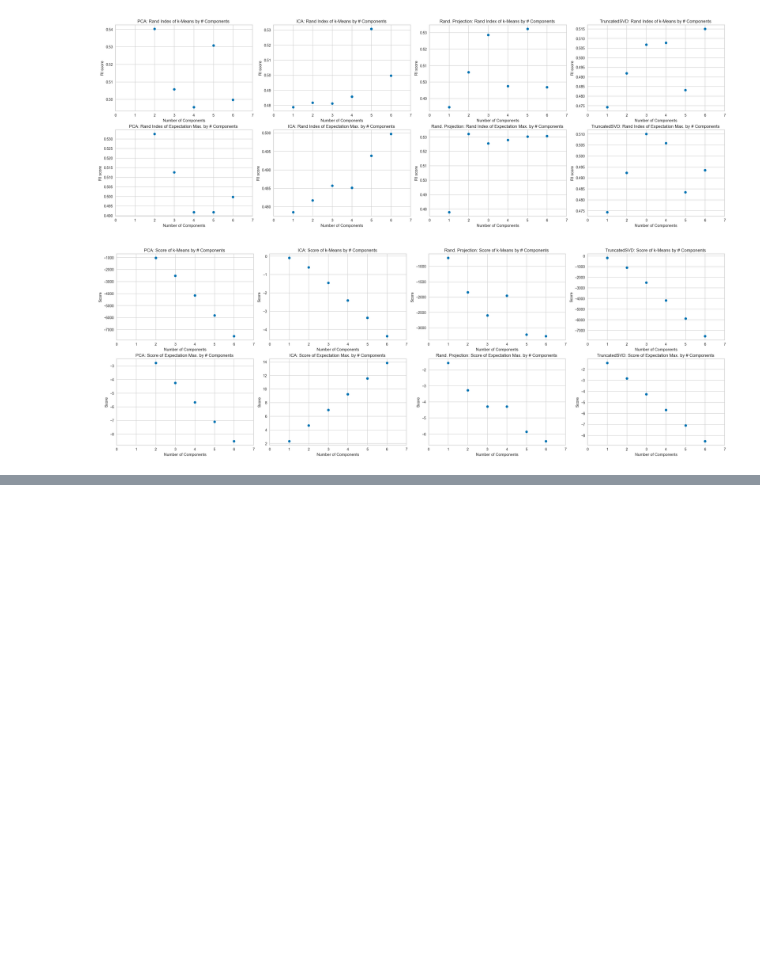
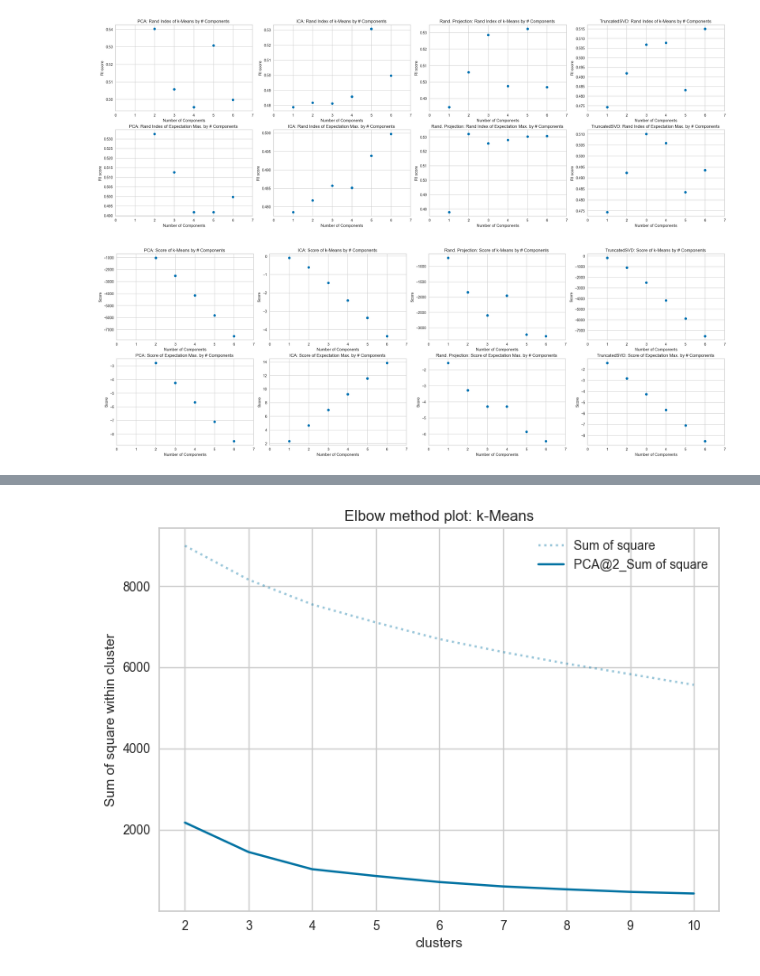
Before and after one commit to fonylew/machine-learning, a Jupyter notebook: unsupervised_learning/car_clustering.ipynb, the cells around one changed output, grey strips where cells are left out. Saved outputs shown, nothing was run; the diff lists cells and outputs as text; code cells hidden in the pictures; blank space fills up the shorter version.

```diff
--- a/unsupervised_learning/car_clustering.ipynb
+++ b/unsupervised_learning/car_clustering.ipynb
@@ -653,3 +653,96 @@ Wall time: 4.37 s
 [figure]
 [figure]
 [figure]
+# %%
+wcss, homo_list, avg_log_list, comp_list, sil_list, ari_list, var_list = [],[],[],[],[], [], []
+wcss1, homo_list1, avg_log_list1, comp_list1, sil_list1, ari_list1, var_list1, component_list = [],[],[],[],[],[], [], []
+component_list = range(2,11)
+
+for i in component_list:
+    clf = KMeans(n_clusters= i, init='k-means++')
+    clf.fit(x)
+    wcss.append(clf.inertia_)
+    y_test_pred = clf.predict(x)
+    # Per sample average log likelihood
+    avg_log = clf.score(x)
+    avg_log_list.append(avg_log)
+
+    # Homogenity score on the test data
+    homo = metrics.homogeneity_score(y, y_test_pred)
+    homo_list.append(homo)
+
+    # Completeness score
+    comp = metrics.completeness_score(y, y_test_pred)
+    comp_list.append(comp)
+
+    # Silhoutette score
+    sil = metrics.silhouette_score(x, y_test_pred, metric='euclidean')
+    sil_list.append(sil)
+
+    # Adjusted Random Index score
+    ari = metrics.adjusted_rand_score(y, y_test_pred)
+    ari_list.append(ari)
+
+    # Variance explained by the cluster
+    var = clf.score(x)
+    var_list.append(var)
+    # -------------------------------------
+    clf.fit(X_transformed['PCA'][2])
+    wcss1.append(clf.inertia_)
+    y_test_pred = clf.predict(X_transformed['PCA'][2])
+    # Per sample average log likelihood
+    avg_log = clf.score(X_transformed['PCA'][2])
+    avg_log_list1.append(avg_log)
+
+    # Homogenity score on the test data
+    homo = metrics.homogeneity_score(y, y_test_pred)
+    homo_list1.append(homo)
+
+    # Completeness score
+    comp = metrics.completeness_score(y, y_test_pred)
+    comp_list1.append(comp)
+
+    # Silhoutette score
+    sil = metrics.silhouette_score(X_transformed['PCA'][2], y_test_pred, metric='euclidean')
+    sil_list1.append(sil)
+
+    # Adjusted Random IndeX_transformed['PCA'][2] score
+    ari = metrics.adjusted_rand_score(y, y_test_pred)
+    ari_list1.append(ari)
+
+    # Variance eX_transformed['PCA'][2]plained by the cluster
+    var = clf.score(X_transformed['PCA'][2])
+    var_list1.append(var)
+
+# Generating plots
+fig1, ax1 = plt.subplots()
+ax1.plot(component_list, wcss, 'b:', alpha=0.4)
+ax1.plot(component_list, wcss1, 'b-')
+plt.legend(['Sum of square', 'PCA@2_Sum of square'])
+plt.title('Elbow method plot: k-Means')
+plt.ylabel('Sum of square within cluster')
+plt.xlabel('clusters')
+
+fig4,ax4 = plt.subplots()
+ax4.plot(component_list, homo_list, 'b:', alpha=0.4)
+ax4.plot(component_list, comp_list, 'g:', alpha=0.4)
+ax4.plot(component_list, sil_list, 'y:', alpha=0.4)
+ax4.plot(component_list, ari_list, 'r:', alpha=0.4)
+ax4.plot(component_list, homo_list1, 'b-')
+ax4.plot(component_list, comp_list1, 'g-')
+ax4.plot(component_list, sil_list1, 'y-')
+ax4.plot(component_list, ari_list1, 'r-')
+plt.legend(['Homogeneity','Completeness','Silhoutette', 'Adjusted Rand Index',
+'PCA@2_Homogeneity','PCA@2_Completeness','PCA@2_Silhoutette', 'PCA@2_Adjusted Rand Index'])
+plt.ylabel('Score')
+plt.xlabel('clusters')
+plt.title('Performance evaluation scores: k-Means')
+
+fig6, ax6 = plt.subplots()
+ax6.plot(component_list, avg_log_list, 'b:', alpha=0.4)
+ax6.plot(component_list, avg_log_list1, 'b-')
+plt.legend(['Score', 'PCA@2_Score'])
+plt.xlabel('clusters')
+plt.ylabel('Score')
+plt.title('Average score per sample: k-Means')
+# %% [output]
@@ -655,0 +750 @@ Wall time: 4.37 s
+[figure, added]
```
Also changed, not shown: parts of 8 cells of this notebook, 1 other file.
